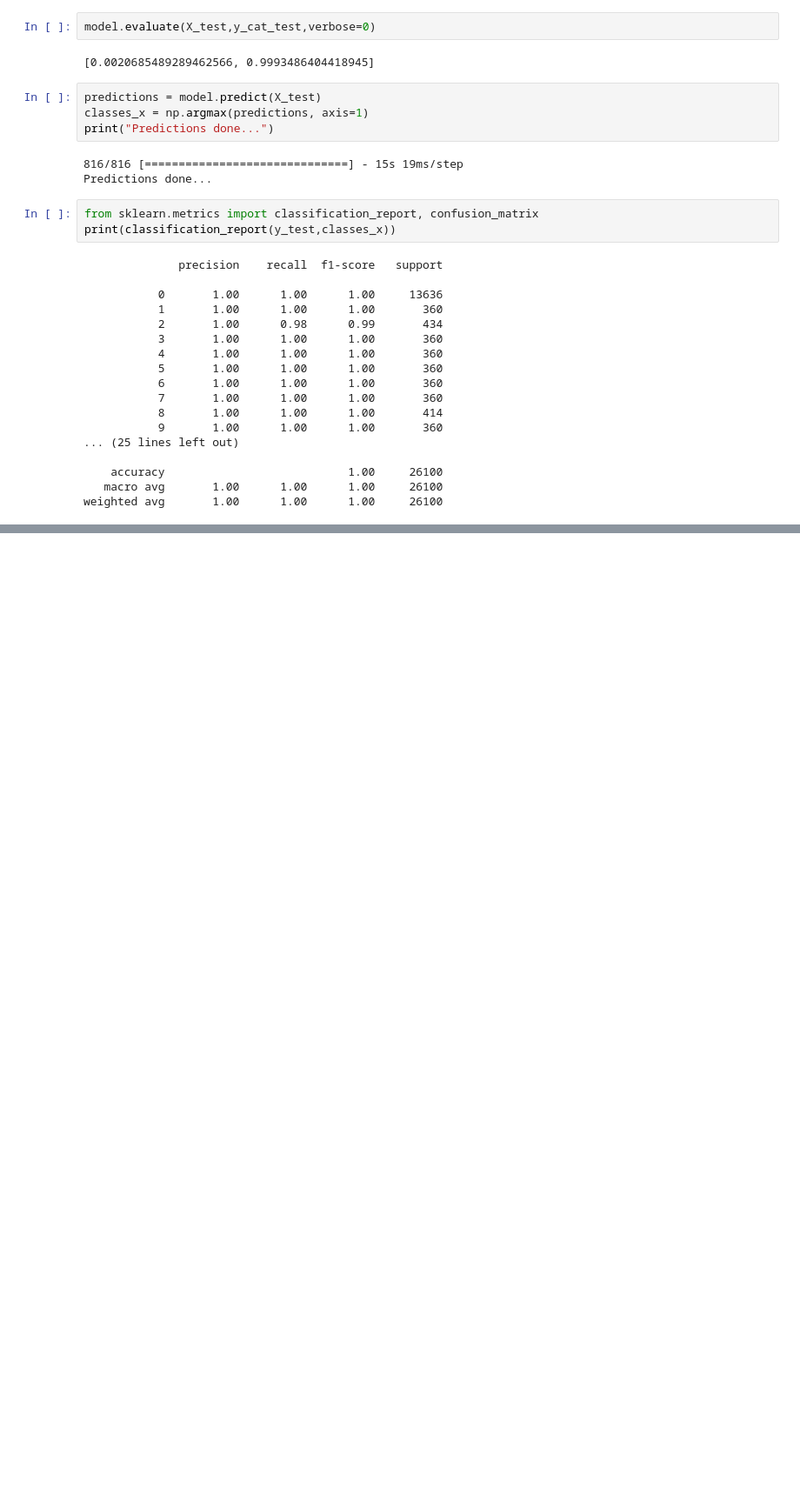
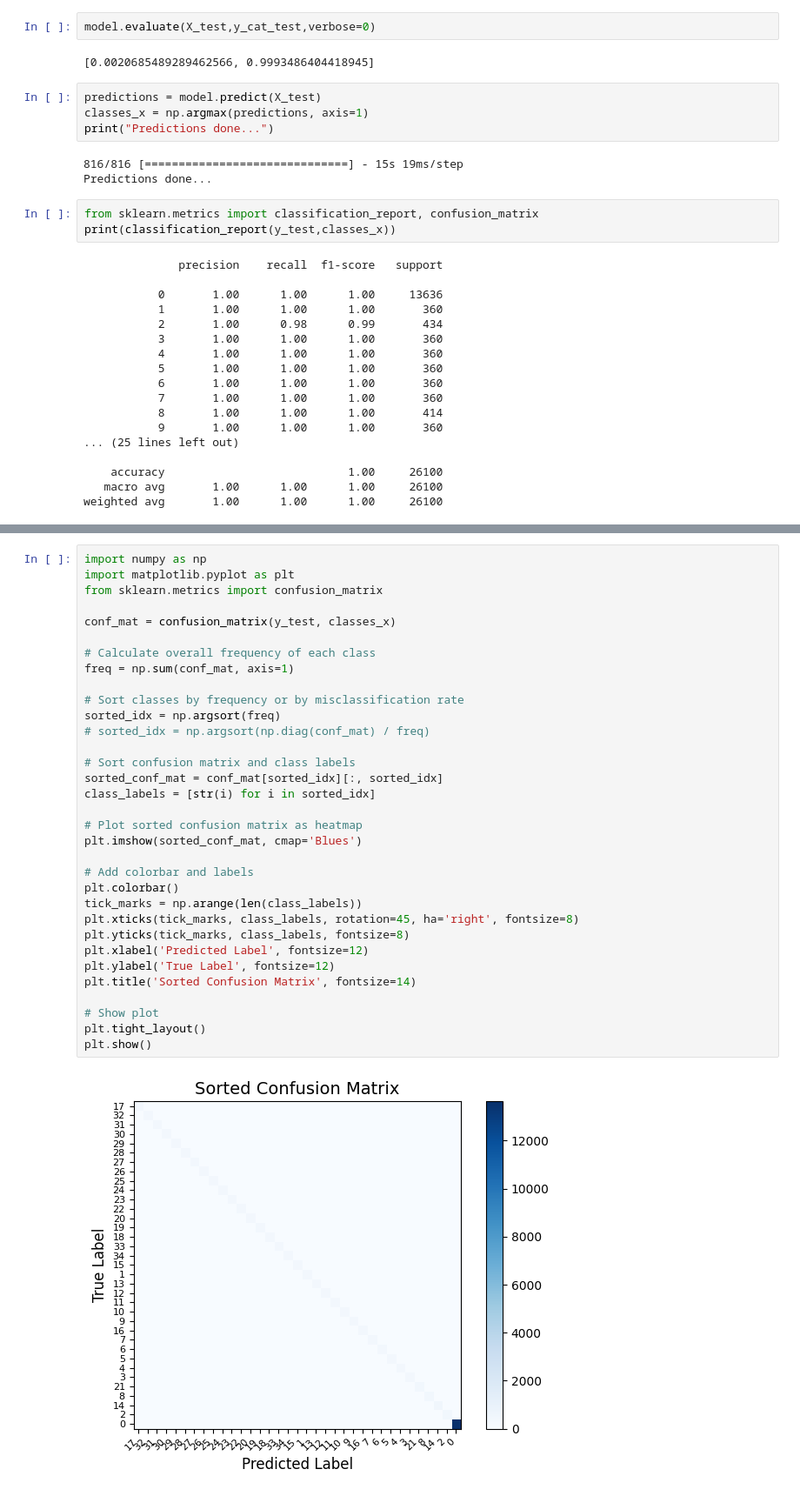
Before and after one commit to hg8116/Minor-Project, a Jupyter notebook: ISL-detection/index.ipynb, the cells around one changed output, grey strips where cells are left out. Shown at 87% size. Drawn from its saved outputs; the diff is of its cells as text; blank space fills up the shorter version.

```diff
--- a/ISL-detection/index.ipynb
+++ b/ISL-detection/index.ipynb
@@ -313,0 +345,35 @@ print(conf_mat)
+# %%
+import numpy as np
+import matplotlib.pyplot as plt
+from sklearn.metrics import confusion_matrix
+
+conf_mat = confusion_matrix(y_test, classes_x)
+
+# Calculate overall frequency of each class
+freq = np.sum(conf_mat, axis=1)
+
+# Sort classes by frequency or by misclassification rate
+sorted_idx = np.argsort(freq)
+# sorted_idx = np.argsort(np.diag(conf_mat) / freq)
+
+# Sort confusion matrix and class labels
+sorted_conf_mat = conf_mat[sorted_idx][:, sorted_idx]
+class_labels = [str(i) for i in sorted_idx]
+
+# Plot sorted confusion matrix as heatmap
+plt.imshow(sorted_conf_mat, cmap='Blues')
+
+# Add colorbar and labels
+plt.colorbar()
+tick_marks = np.arange(len(class_labels))
+plt.xticks(tick_marks, class_labels, rotation=45, ha='right', fontsize=8)
+plt.yticks(tick_marks, class_labels, fontsize=8)
+plt.xlabel('Predicted Label', fontsize=12)
+plt.ylabel('True Label', fontsize=12)
+plt.title('Sorted Confusion Matrix', fontsize=14)
+
+# Show plot
+plt.tight_layout()
+plt.show()
+# %% [output]
+[figure, added]
```
Also changed, not shown: parts of 3 cells of this notebook.
